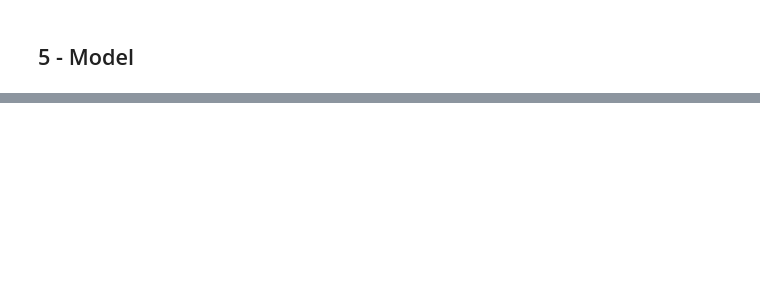
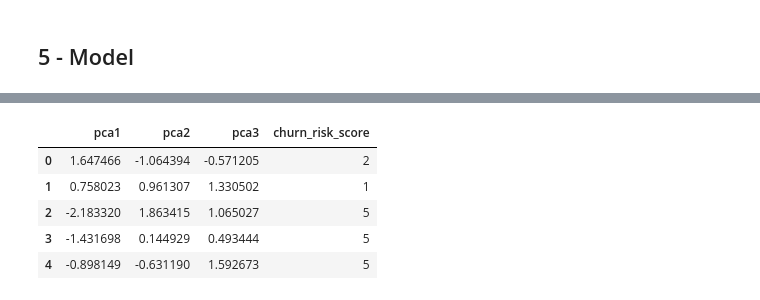
Before and after one commit to nngocson2002/Churn_Rate_Prediction, a Jupyter notebook: svm-lab.ipynb, the cells around one changed output, grey strips where cells are left out. Cells and saved outputs as stored; diff of their text form; code cells hidden in the pictures; blank space fills up the shorter version.

```diff
--- a/svm-lab.ipynb
+++ b/svm-lab.ipynb
@@ -25,5 +25,5 @@ TITLE = {'fontsize':28, 'fontstyle':'normal', 'fontfamily':'Georgia', 'backgroun
 # %%
-PATH = "/kaggle/input/svm-churn-rate/churn_rate_prediction.csv" # Path to your file
+PATH = "churn_rate_prediction.csv" # Path to your file
 
 df = pd.read_csv(PATH)
 df.head()
@@ -315,15 +315,15 @@ def preprocessing_data(df):
     df['avg_frequency_login_days'] = pd.to_numeric(df['avg_frequency_login_days'], errors='coerce')
 
     # fills missing values in each categorical column with the mode (most frequent value) of that column
-    df['region_category'].fillna('missing', inplace=True)
-    df['joined_through_referral'].fillna('missing', inplace=True)
-    df['medium_of_operation'].fillna('missing', inplace=True)
-    df['preferred_offer_types'].fillna('missing', inplace=True)
+    df['region_category'].fillna(df['region_category'].mode()[0], inplace=True)
+    df['joined_through_referral'].fillna(df['joined_through_referral'].mode()[0], inplace=True)
+    df['medium_of_operation'].fillna(df['medium_of_operation'].mode()[0], inplace=True)
+    df['preferred_offer_types'].fillna(df['preferred_offer_types'].mode()[0], inplace=True)
 
     # replaces the value -1 in the 'churn_risk_score' column with 1
-#     np.random.seed(42)
-#     replacement = np.random.choice([3, 4], size=df['churn_risk_score'].size, p=[0.5, 0.5])
-#     df['churn_risk_score'] = np.where(df['churn_risk_score'] == -1, replacement, df['churn_risk_score'])
+    #np.random.seed(42)
+    #replacement = np.random.choice([3, 4], size=df['churn_risk_score'].size, p=[0.5, 0.5])
+    #df['churn_risk_score'] = np.where(df['churn_risk_score'] == -1, replacement, df['churn_risk_score'])
 
     return df
 # %% [markdown]
@@ -679,0 +684,10 @@ print(model.best_params_)
+# %%
+svc_pca_3d = pd.concat([pca_df_3, pd.DataFrame({'churn_risk_score': y})], axis=1)
+svc_pca_3d.head()
+# %% [output]
+|  | pca1 | pca2 | pca3 | churn_risk_score |
+| 0 | 1.647466 | -1.064394 | -0.571205 | 2 |
+| 1 | 0.758023 | 0.961307 | 1.330502 | 1 |
+| 2 | -2.183320 | 1.863415 | 1.065027 | 5 |
+| 3 | -1.431698 | 0.144929 | 0.493444 | 5 |
+| 4 | -0.898149 | -0.631190 | 1.592673 | 5 |
```
Also changed, not shown: parts of 29 cells of this notebook.
